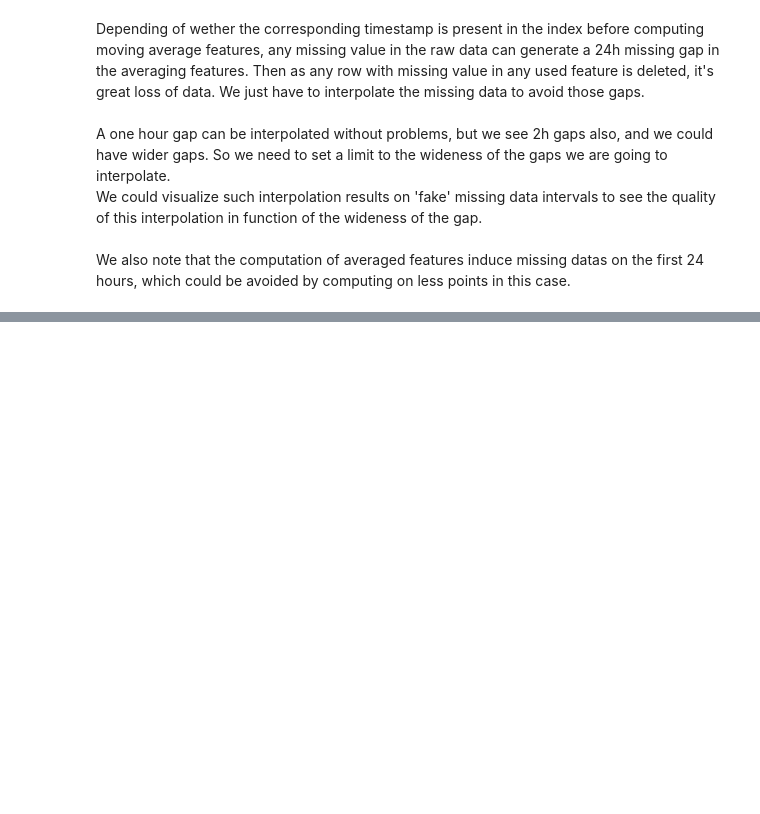
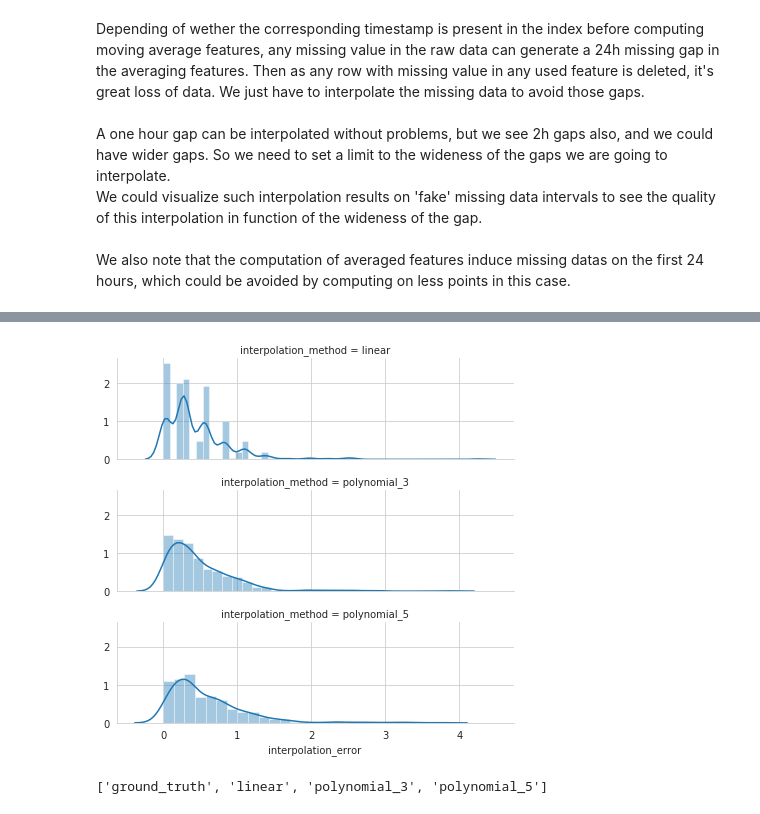
Before and after one commit to edouardArgenson/ASHRAE_great_energy_predictor, a Jupyter notebook: notebooks/building_493/meter_0/visualize_benchmark_missing_data.ipynb, the cells around one changed output, grey strips where cells are left out. Cells and saved outputs as stored; diff of their text form; code cells hidden in the pictures; blank space fills up the shorter version.

```diff
--- a/notebooks/building_493/meter_0/visualize_benchmark_missing_data.ipynb
+++ b/notebooks/building_493/meter_0/visualize_benchmark_missing_data.ipynb
@@ -340,0 +390,6 @@ plt.tight_layout(pad=0., w_pad=0., h_pad=2.)
+# %%
+df_no_gt = df_interp_air_T[df_interp_air_T['interpolation_method'] != 'ground_truth']
+
+df_grouped_mean = df_no_gt.groupby('interpolation_method').mean().sort_values(by='interpolation_error')
+df_grouped_mean.rename({'interpolation_error':'mean_interpolation_error'}, inplace=True, axis=1)
+df_grouped_mean
@@ -340,0 +406,14 @@ plt.tight_layout(pad=0., w_pad=0., h_pad=2.)
+# %%
+top_interp_methods = df_grouped_mean.index[0:3]
+
+df_no_gt = df_interp_air_T[df_interp_air_T['interpolation_method'].isin(top_interp_methods)]
+
+with sns.axes_style("whitegrid"):
+    g = sns.FacetGrid(df_no_gt, row='interpolation_method', height=2, aspect=3)
+    g.map(sns.distplot, 'interpolation_error');
+# %% [output]
+[figure, added]
+# %%
+['ground_truth'] + top_interp_methods.tolist()
+# %% [output]
+['ground_truth', 'linear', 'polynomial_3', 'polynomial_5']
```
Also changed, not shown: parts of 12 cells of this notebook.
